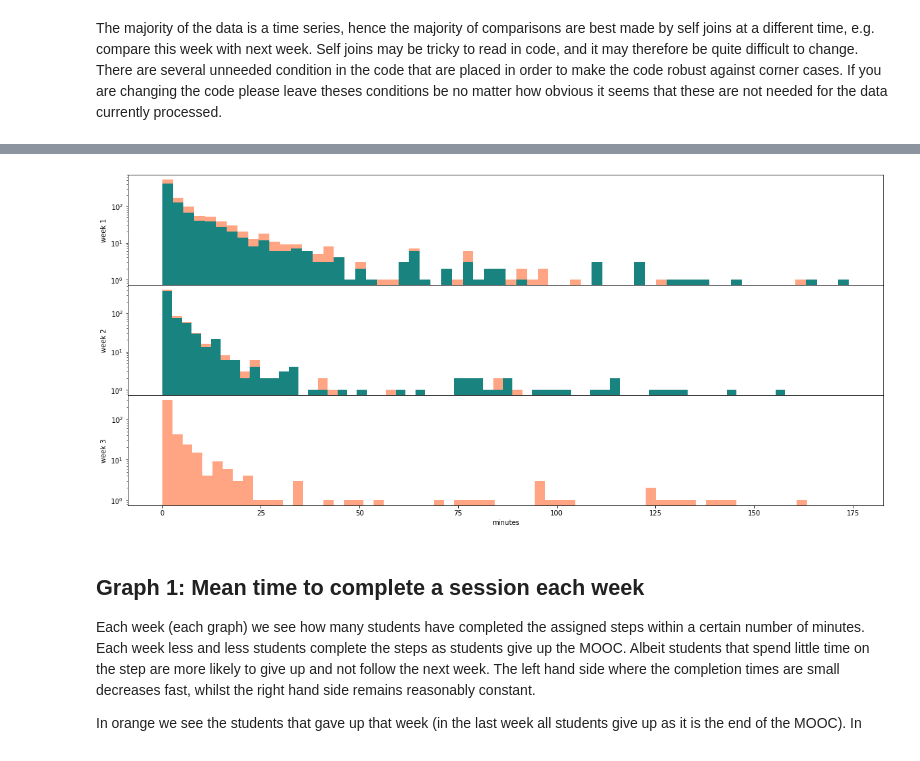
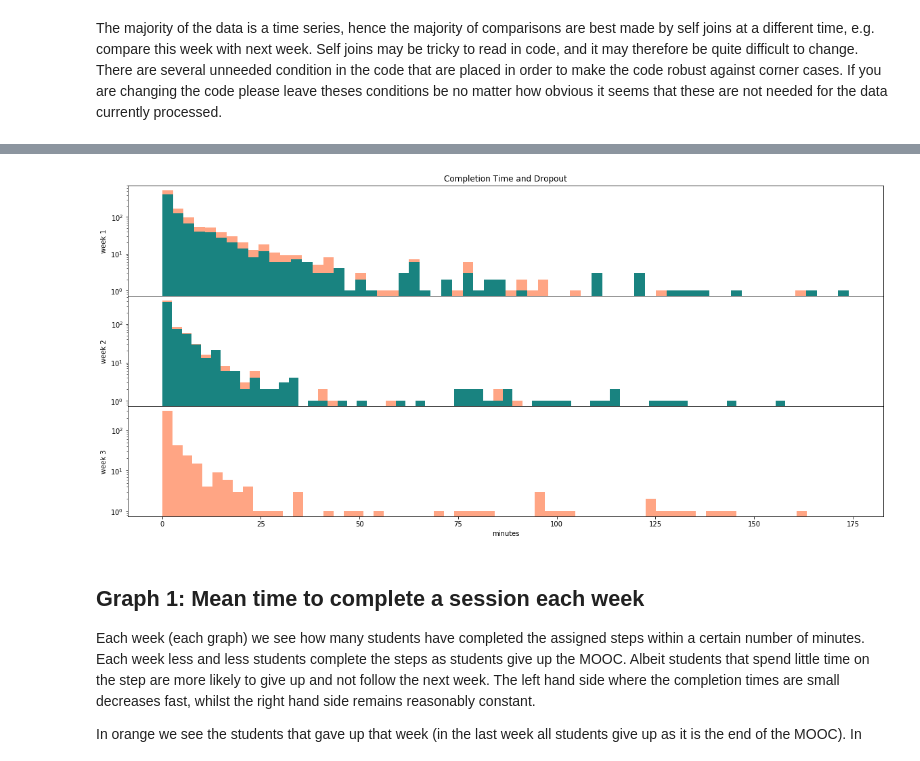
Before and after one commit to grochmal/mooc-stats, a Jupyter notebook: mooc.ipynb, the cells around one changed output, grey strips where cells are left out. Saved outputs shown, nothing was run; the diff lists cells and outputs as text; code cells hidden in the pictures.

```diff
--- a/mooc.ipynb
+++ b/mooc.ipynb
@@ -366,13 +421,19 @@ ax.set_yscale('log')
 # %%
-all_steps = step.step.unique()
-completed_time = (step.last_completed_at - step.first_visited_at).dt.seconds
+all_steps = dict([(k,v) for k,v in step.groupby(['week', 'step'])])
 three_hours = 60*60*3
-completed_time = step[completed_time < three_hours]
-fig, ax = plt.subplots(len(all_steps)//4, 4, sharex=True, sharey='row', figsize=(20, 16))
+fig, ax = plt.subplots(int(np.ceil(len(all_steps)/4)), 4, sharex=True, sharey='row', figsize=(20, 16))
 for i, s in enumerate(all_steps):
-    this_step = completed_time[completed_time.step == s]
-    ax.flat[i].hist((this_step.last_completed_at - this_step.first_visited_at).dt.seconds / 60, bins=64)
-    ax.flat[i].set_ylabel(f'step {s}')
+    (weeknum, stepnum) = s
+    cur_step = all_steps[s]
+    this_step = cur_step.completion_time[cur_step.completion_time < three_hours]
+    ax.flat[i].hist(this_step / 60, bins=64, color='indianred')
+    ax.flat[i].set_ylabel(f'week {weeknum} step {stepnum}', rotation=45, ha='right')
     ax.flat[i].set_yscale('log')
+    x1, x2, y1, y2 = ax.flat[i].axis()
+
+# fix last row ticks (avoid a matplotlib bug with empty plots)
+ymin, ymax = ax.flat[-1].get_ylim()
+ax.flat[-1].set_ylim(max(ymin, 0.1), min(len(step), ymax))
+fig.suptitle('Individual Step Completion Time', y=.9, fontsize=14)
 plt.subplots_adjust(wspace=0.5, hspace=0)
 # %% [output]
@@ -380,41 +459,42 @@ plt.subplots_adjust(wspace=0.5, hspace=0)
 # %%
 def plot_hist(step, week, ax):
-    cur_step = step[step.week_number == week]
-    next_step = step[step.week_number == week + 1][['learner_id', 'step']]
+    cur_step = step[step.week == week]
+    next_step = step[step.week == week + 1][['participant_id', 'step']]
     if len(next_step):  # hardened code, the condition is not needed but just in case
-        next_step = next_step.groupby('learner_id').count()
+        next_step = next_step.groupby('participant_id').count()
         next_step.columns = ['stayed']
         next_step['stayed'] = True
         next_step = next_step.reset_index()
-        combined = pd.merge(cur_step, next_step, on='learner_id', how='left')
+        combined = pd.merge(cur_step, next_step, on='participant_id', how='left')
         combined['stayed'].fillna(False, inplace=True)
     else:
         combined = cur_step.copy()
         combined['stayed'] = False
 
-    completed_time = (combined.last_completed_at - combined.first_visited_at).dt.seconds
+    ctime = combined.completion_time
     three_hours = 60*60*3
-    completed_time = completed_time[completed_time < three_hours]
-    _, bins, _ = ax.hist(completed_time / 60, bins=64, color='coral', alpha=.7)
+    ctime = ctime[ctime < three_hours]
+    _, bins, _ = ax.hist(ctime / 60, bins=64, color='coral', alpha=.7)
 
     stayed = combined[combined.stayed]
     if len(stayed):  # again not needed, but leave it hardened just in case
-        completed_time = (stayed.last_completed_at - stayed.first_visited_at).dt.seconds
-        completed_time = completed_time[completed_time < three_hours]
-        _, bins, _ = ax.hist(completed_time / 60, bins=bins, color='teal', alpha=.9)
+        ctime = stayed.completion_time
+        ctime = ctime[ctime < three_hours]
+        _, bins, _ = ax.hist(ctime / 60, bins=bins, color='teal', alpha=.9)
 
     ax.set_ylabel(f'week {week}')
     ax.set_yscale('log')
 
-n = 3
+n = step.week.max()
 fig, ax = plt.subplots(n, 1, sharex=True, figsize=(20, 3*n))
-plot_hist(step, 1, ax.flat[0])
-plot_hist(step, 2, ax.flat[1])
-plot_hist(step, 3, ax.flat[2])
-ax.flat[2].set_xlabel('minutes')
+for i in range(n):
+    plot_hist(step, i+1, ax.flat[i])
+
+ax.flat[-1].set_xlabel('minutes')
+ax.flat[0].set_title('Completion Time and Dropout')
 plt.subplots_adjust(hspace=0)
 # %% [output]
-[figure, old version]
+[figure, new version]
 # %% [markdown]
 ## Graph 1: Mean time to complete a session each week
 
```
Also changed, not shown: parts of 60 cells of this notebook.
